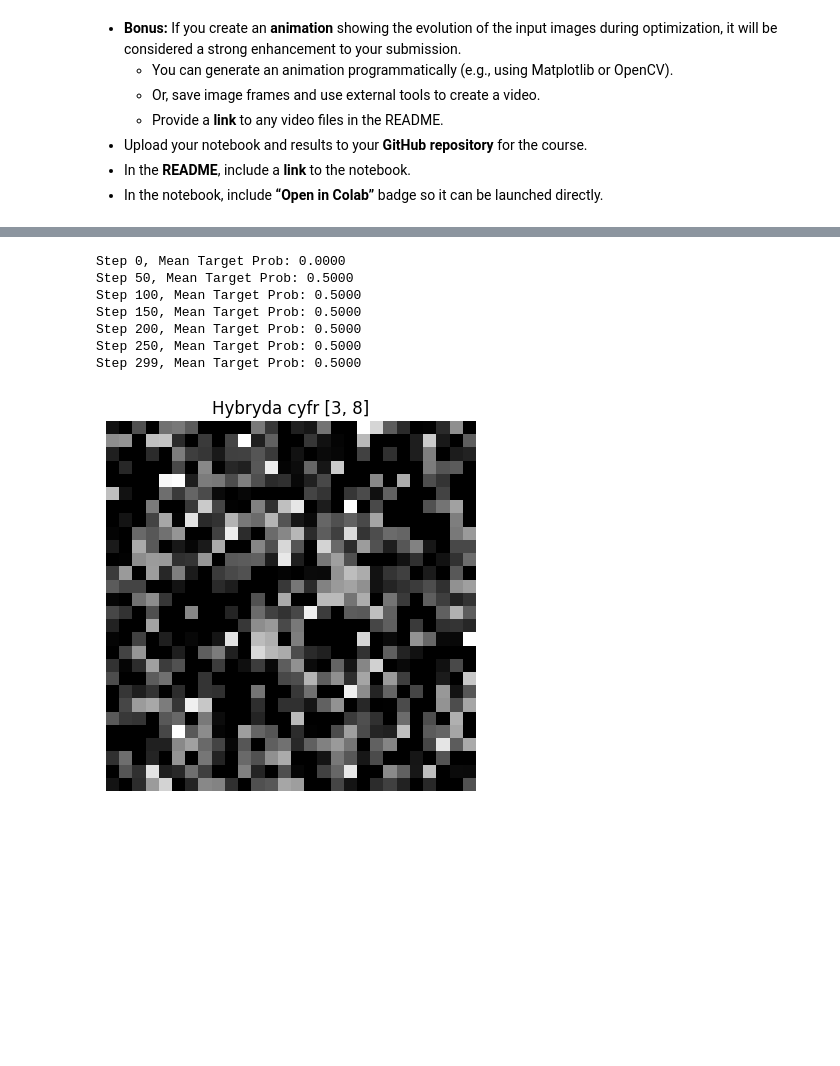
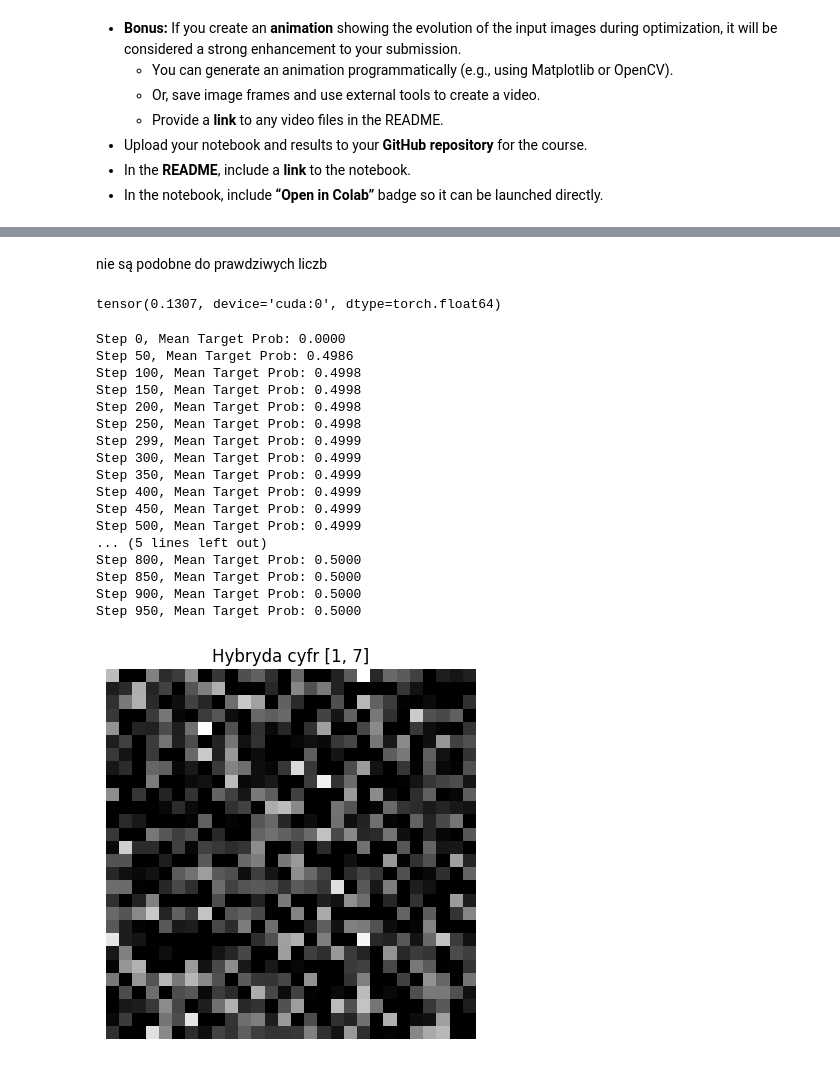
Before and after one commit to MichalSlowakiewicz/Machine-Learning, a Jupyter notebook: Homework9.ipynb, the cells around one changed output, grey strips where cells are left out. Saved outputs shown, nothing was run; the diff lists cells and outputs as text; code cells hidden in the pictures; blank space fills up the shorter version.

```diff
--- a/Homework9.ipynb
+++ b/Homework9.ipynb
@@ -203,14 +203,14 @@ dreamed_inputs = torch.randn((10, 1, 28, 28), device=device, requires_grad=True)
 target_classes = torch.arange(10, device=device)
 
 # optimizer for input
-optimizer = torch.optim.Adam([dreamed_inputs], lr=0.01)
+optimizer = torch.optim.Adam([dreamed_inputs], lr=0.001)
 
-# normalizing dataset
+# for further normalizing
 mean_tensor = torch.tensor(mean_dataset, device=device)
 std_tensor = torch.tensor(std_dataset, device=device)
 
 # optimalization
-for step in range(300):
+for step in range(1000):
     optimizer.zero_grad()
 
     # normalizing input
@@ -226,7 +226,7 @@ for step in range(300):
         with torch.no_grad():
             probs = F.softmax(logits, dim=1)
             max_probs = probs.gather(1, target_classes.view(-1,1))
-            print(f"Step {step}, Loss: {loss.item():.4f}, Confidence: {[round(p.item(), 2) for p in max_probs]}")
+            print(f"Step {step}, Loss: {loss.item():.4f}, Confidence: {[round(p.item(), 3) for p in max_probs]}")
 
 # inversing normalization for vizualization
 dreamed_images_vis = dreamed_inputs.detach().cpu().clone()
@@ -253,44 +263,60 @@ Step 250, Loss: 0.0000, Confidence: [1.0, 1.0, 1.0, 1.0, 1.0, 1.0, 1.0, 1.0, 1.0
+# %% [markdown]
+nie są podobne do prawdziwych liczb
+# %%
+mean_tensor
+# %% [output]
+tensor(0.1307, device='cuda:0', dtype=torch.float64)
 # %%
-# Wybieramy klasy docelowe (np. 3 i 8)
-target_classes = [3, 8]
+# choosing two digits
+target_classes = [1, 7]
 
-# Inicjalizacja pojedynczego obrazu
+# initializing one image
 hybrid_input = torch.randn((1, 1, 28, 28), device=device, requires_grad=True)
 
-optimizer = torch.optim.Adam([hybrid_input], lr=0.1)
+optimizer = torch.optim.Adam([hybrid_input], lr=0.001)
 
-for step in range(300):
+for step in range(1000):
     optimizer.zero_grad()
 
     normalized_input = (hybrid_input - mean_tensor) / std_tensor
     logits = net(normalized_input)
     probs = F.softmax(logits, dim=1)
 
     # Maksymalizujemy średnią prawdopodobieństw klas docelowych
     target_probs = probs[0, target_classes]
     loss = -target_probs.mean()
 
     loss.backward()
     optimizer.step()
 
     if step % 50 == 0 or step == 299:
         print(f"Step {step}, Mean Target Prob: {target_probs.mean().item():.4f}")
 
 # Denormalizacja i wizualizacja
 hybrid_image_vis = hybrid_input.detach().cpu().clone()
 hybrid_image_vis = hybrid_image_vis * std_dataset + mean_dataset
 hybrid_image_vis = hybrid_image_vis.clamp(0, 1)
 
 plt.imshow(hybrid_image_vis[0, 0], cmap='gray')
 plt.axis('off')
 plt.title(f"Hybryda cyfr {target_classes}")
 plt.show()
 # %% [output]
 Step 0, Mean Target Prob: 0.0000
-Step 50, Mean Target Prob: 0.5000
-Step 100, Mean Target Prob: 0.5000
-Step 150, Mean Target Prob: 0.5000
-Step 200, Mean Target Prob: 0.5000
-Step 250, Mean Target Prob: 0.5000
-Step 299, Mean Target Prob: 0.5000
+Step 50, Mean Target Prob: 0.4986
+Step 100, Mean Target Prob: 0.4998
+Step 150, Mean Target Prob: 0.4998
+Step 200, Mean Target Prob: 0.4998
+Step 250, Mean Target Prob: 0.4998
+Step 299, Mean Target Prob: 0.4999
+Step 300, Mean Target Prob: 0.4999
+Step 350, Mean Target Prob: 0.4999
+Step 400, Mean Target Prob: 0.4999
+Step 450, Mean Target Prob: 0.4999
+Step 500, Mean Target Prob: 0.4999
+... (5 lines left out)
+Step 800, Mean Target Prob: 0.5000
+Step 850, Mean Target Prob: 0.5000
+Step 900, Mean Target Prob: 0.5000
+Step 950, Mean Target Prob: 0.5000
-[figure, old version]
+[figure, new version]
```
Also changed, not shown: parts of 7 cells of this notebook.
